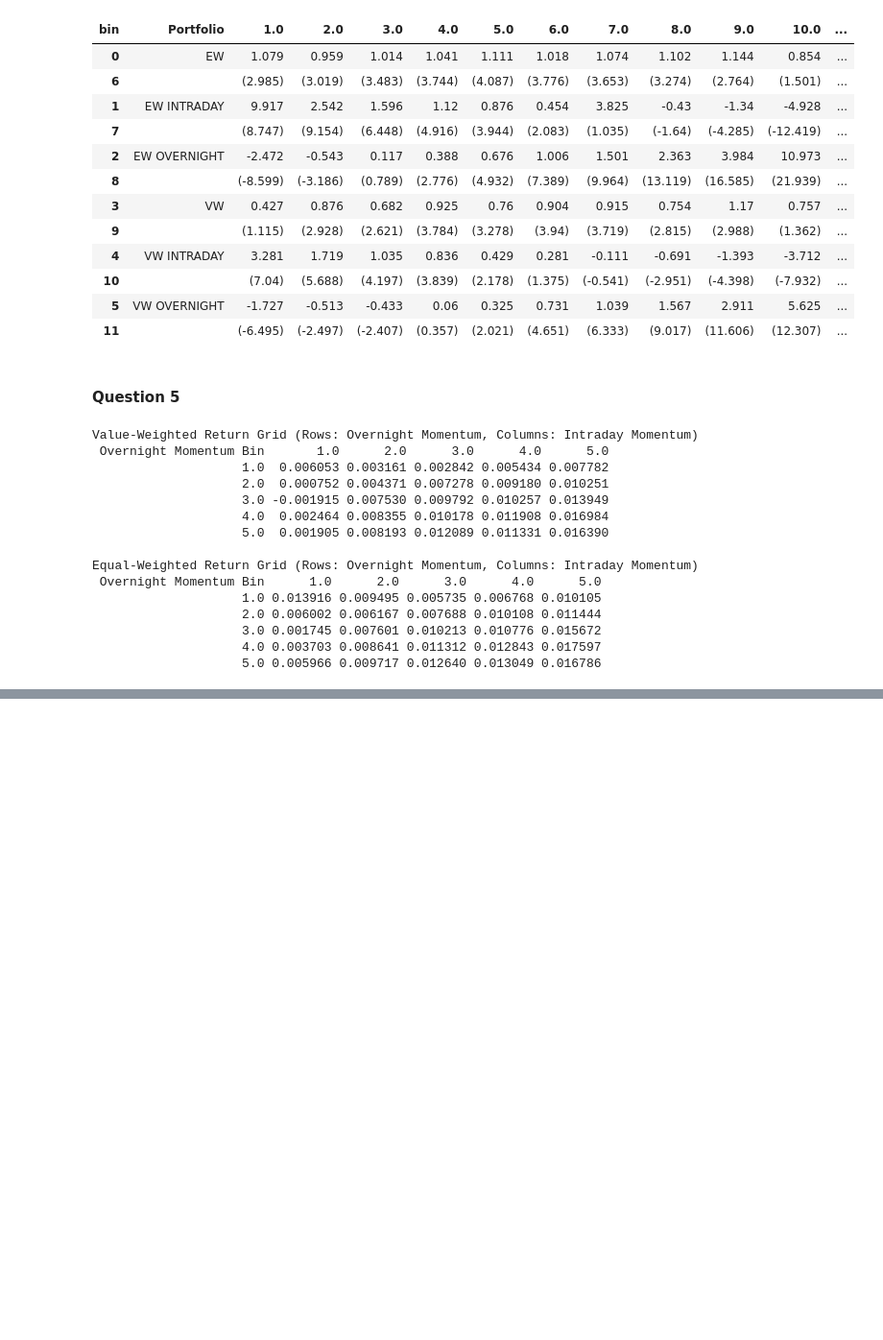
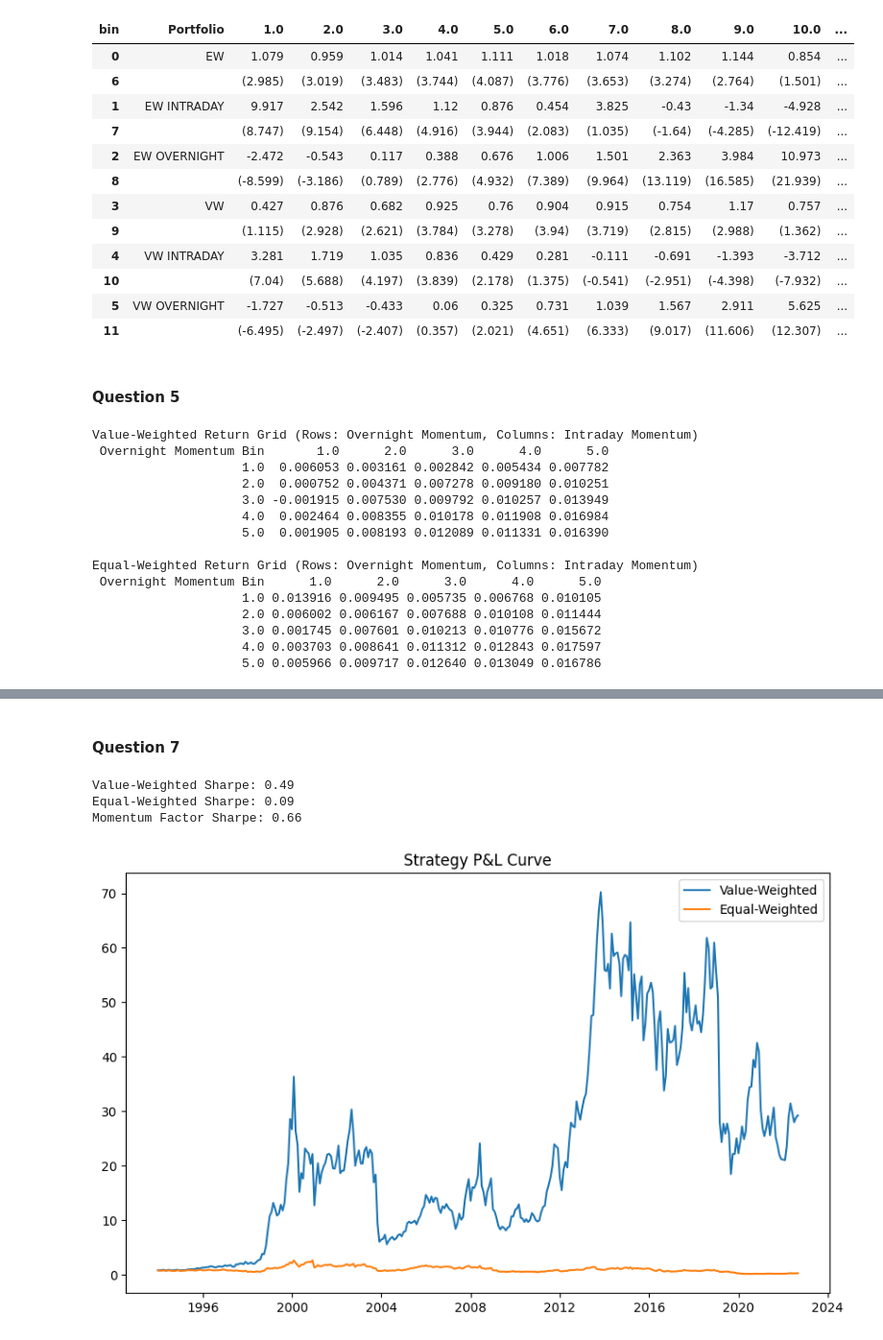
Before and after one commit to BenLeung-moon/HKU-Quant-Trade-Asmt2, a Jupyter notebook: asmt2_solution.ipynb, the cells around one changed output, grey strips where cells are left out. Shown: that part at 96% size. Drawn from its saved outputs; the diff is of its cells as text; code cells hidden in the pictures; blank space fills up the shorter version.

```diff
--- a/asmt2_solution.ipynb
+++ b/asmt2_solution.ipynb
@@ -381,0 +664,77 @@ Name: mom_intraday, Length: 1734650, dtype: float64
+# %% [markdown]
+#### Question 7
+# %%
+import pandas as pd
+import numpy as np
+import statsmodels.api as sm
+import matplotlib.pyplot as plt
+
+df_ls = df.copy()
+df_ls['date'] = pd.to_datetime(df_ls['date'])
+
+# Create momentum quintiles
+df_ls['intraday_bin'] = pd.qcut(df_ls['mom_intraday'], 5, labels=False, duplicates='drop') + 1
+df_ls['overnight_bin'] = pd.qcut(df_ls['mom_overnight'], 5, labels=False, duplicates='drop') + 1
+df_ls['year_month'] = df_ls['date'].dt.to_period('M')
+
+# Compute monthly returns for each bin
+def compute_returns(group):
+    vw_ret = (group['ret'] * group['mcap_lag1']).sum() / group['mcap_lag1'].sum()
+    ew_ret = group['ret'].mean()
+    return pd.Series({'vw_ret': vw_ret, 'ew_ret': ew_ret})
+
+monthly_returns = df_ls.groupby(['year_month', 'intraday_bin', 'overnight_bin']).apply(compute_returns).reset_index()
+
+# Strategy returns:long 5,5; short 1,1
+def get_strategy_returns(monthly_df, weighting_col):
+    long = monthly_df[(monthly_df['intraday_bin'] == 5) & (monthly_df['overnight_bin'] == 5)]
+    short = monthly_df[(monthly_df['intraday_bin'] == 1) & (monthly_df['overnight_bin'] == 1)]
+    merged = pd.merge(long, short, on='year_month', suffixes=('_long', '_short'))
+    merged['strategy'] = merged[f'{weighting_col}_long'] - merged[f'{weighting_col}_short']
+    return merged.set_index('year_month')['strategy']
+
+vw_strategy = get_strategy_returns(monthly_returns, 'vw_ret')
+ew_strategy = get_strategy_returns(monthly_returns, 'ew_ret')
+
+# Sharpe ratio
+def annualized_sharpe(returns):
+    return (returns.mean() / returns.std()) * np.sqrt(12)
+
+print(f"Value-Weighted Sharpe: {annualized_sharpe(vw_strategy):.2f}")
+print(f"Equal-Weighted Sharpe: {annualized_sharpe(ew_strategy):.2f}")
+
+# Self-constructed momentum factor: long 5th quintile, short 1st quintile
+df_ls['mom_bin'] = pd.qcut(df_ls['mom'], 5, labels=False, duplicates='drop') + 1
+mom_returns = df_ls.groupby(['year_month', 'mom_bin']).apply(compute_returns).reset_index()
+
+mom_long = mom_returns[mom_returns['mom_bin'] == 5].set_index('year_month')['vw_ret']
+mom_short = mom_returns[mom_returns['mom_bin'] == 1].set_index('year_month')['vw_ret']
+mom_factor = mom_long - mom_short
+
+print(f"Momentum Factor Sharpe: {annualized_sharpe(mom_factor):.2f}")
+
+# P&L curve
+plt.figure(figsize=(10,6))
+plt.plot(vw_strategy.index.to_timestamp(), (1 + vw_strategy).cumprod(), label='Value-Weighted')
+plt.plot(ew_strategy.index.to_timestamp(), (1 + ew_strategy).cumprod(), label='Equal-Weighted')
+plt.title('Strategy P&L Curve')
+plt.legend()
+plt.show()
+
+# Alpha test with respect to momentum factor
+combined = pd.DataFrame({
+    'strategy': vw_strategy,
+    'mom_factor': mom_factor
+}).dropna()
+
+X = sm.add_constant(combined['mom_factor'])
+model = sm.OLS(combined['strategy'], X).fit()
+alpha = model.params[0]  # Intercept is the alpha
+
+print(f'Alpha: {alpha:.4f}')
+print(model.summary())
+# %% [output]
+Value-Weighted Sharpe: 0.49
+Equal-Weighted Sharpe: 0.09
+Momentum Factor Sharpe: 0.66
+[figure, added]
```
Also changed, not shown: parts of 10 cells of this notebook.
